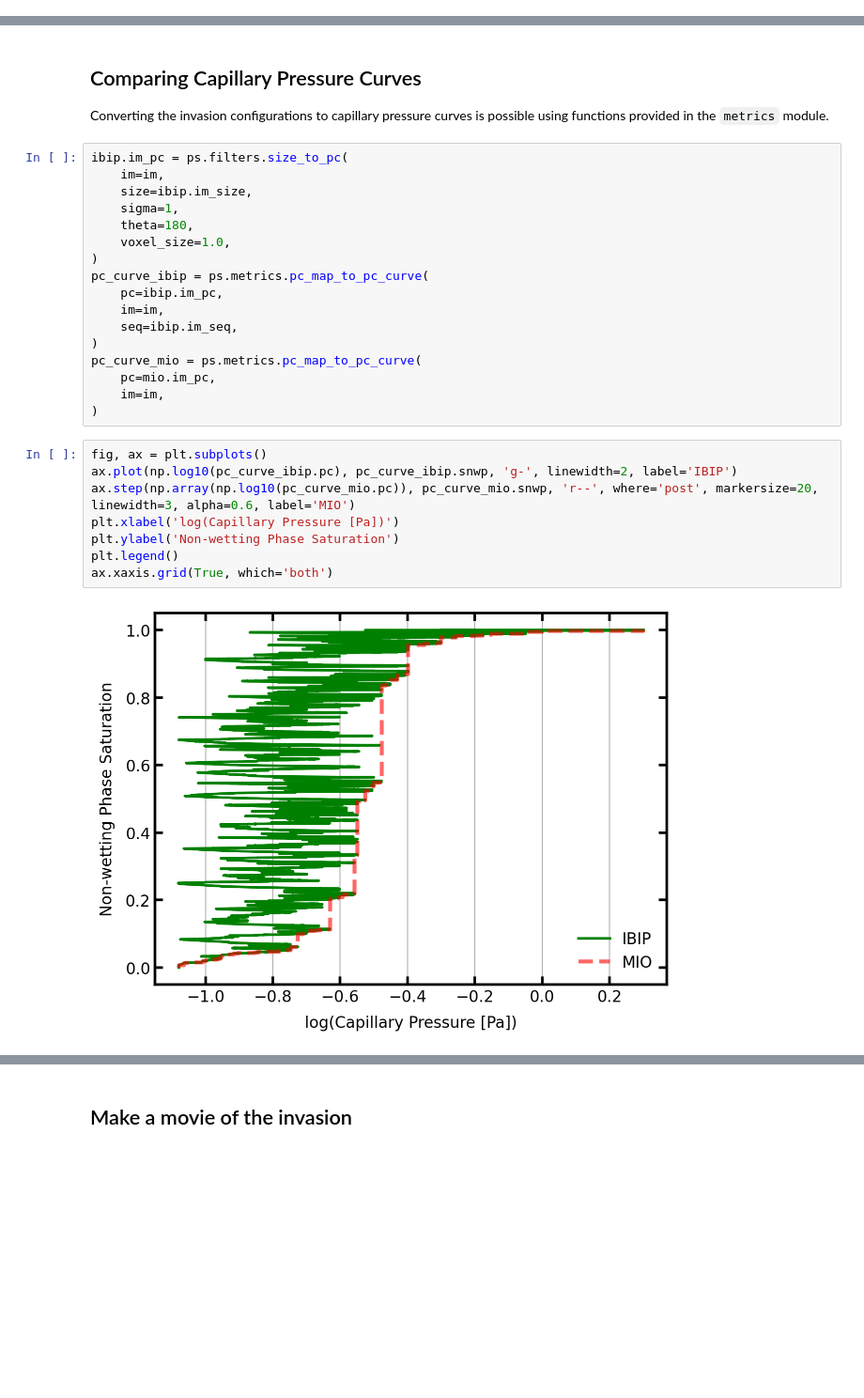
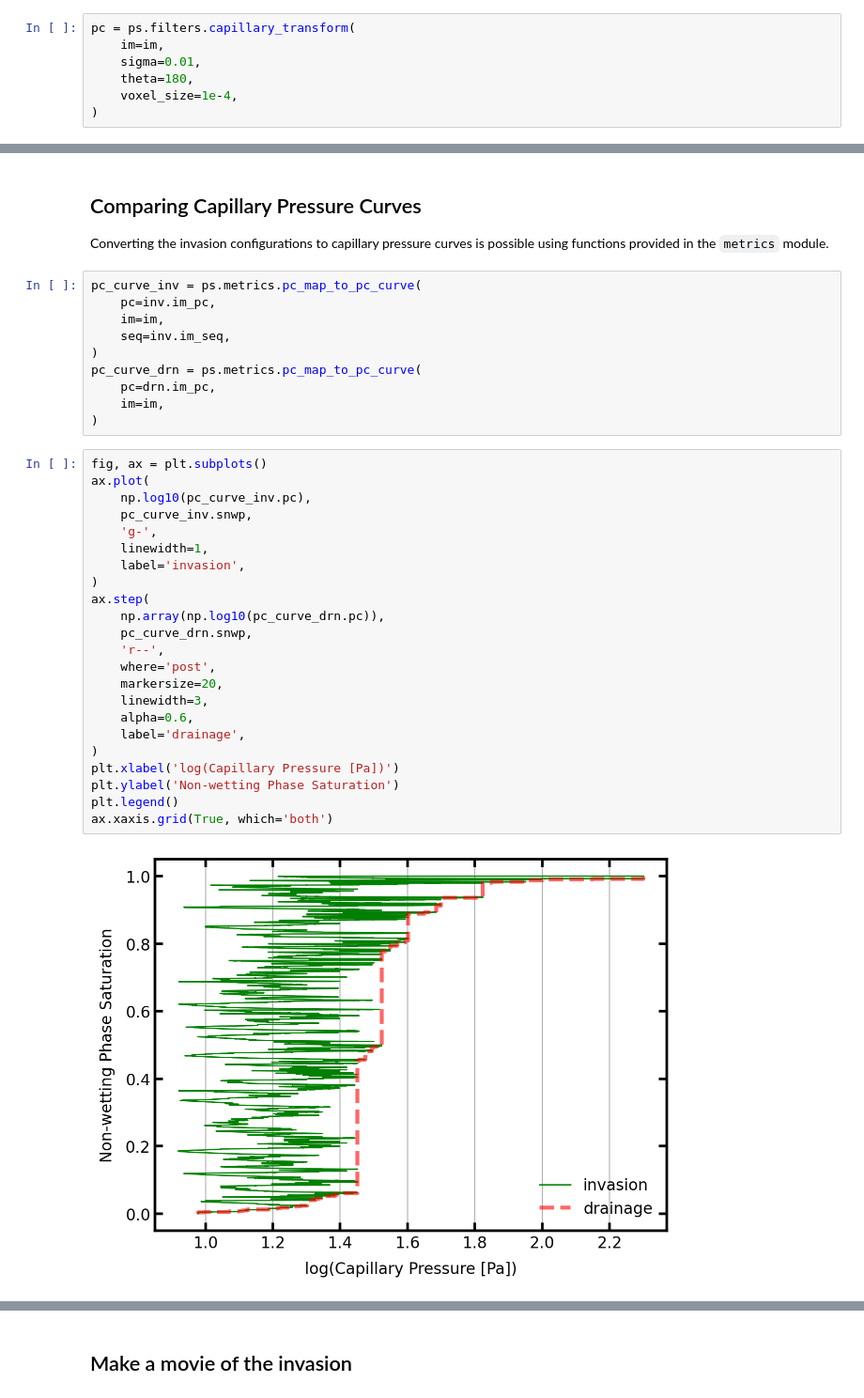
Before and after one commit to HydeAWhile/PoreSpy, a Jupyter notebook: examples/simulations/tutorials/using_invasion.ipynb, the cells around one changed output, grey strips where cells are left out. Shown: that part at 94% size. Cells and saved outputs as stored; diff of their text form; blank space fills up the shorter version.

```diff
--- a/examples/simulations/tutorials/using_invasion.ipynb
+++ b/examples/simulations/tutorials/using_invasion.ipynb
@@ -28,0 +25,7 @@ dt = edt(im)
+# %%
+pc = ps.filters.capillary_transform(
+    im=im,
+    sigma=0.01,
+    theta=180,
+    voxel_size=1e-4,
+)
@@ -93,30 +99,38 @@ ax[1].set_ylabel('Number of Pixels');
 
 Converting the invasion configurations to capillary pressure curves is possible using functions provided in the ``metrics`` module.
 # %%
-ibip.im_pc = ps.filters.size_to_pc(
+pc_curve_inv = ps.metrics.pc_map_to_pc_curve(
+    pc=inv.im_pc,
     im=im,
-    size=ibip.im_size,
-    sigma=1,
-    theta=180,
-    voxel_size=1.0,
+    seq=inv.im_seq,
 )
-pc_curve_ibip = ps.metrics.pc_map_to_pc_curve(
-    pc=ibip.im_pc,
-    im=im,
-    seq=ibip.im_seq,
-)
-pc_curve_mio = ps.metrics.pc_map_to_pc_curve(
-    pc=mio.im_pc,
+pc_curve_drn = ps.metrics.pc_map_to_pc_curve(
+    pc=drn.im_pc,
     im=im,
 )
 # %%
 fig, ax = plt.subplots()
-ax.plot(np.log10(pc_curve_ibip.pc), pc_curve_ibip.snwp, 'g-', linewidth=2, label='IBIP')
-ax.step(np.array(np.log10(pc_curve_mio.pc)), pc_curve_mio.snwp, 'r--', where='post', markersize=20, linewidth=3, alpha=0.6, label='MIO')
+ax.plot(
+    np.log10(pc_curve_inv.pc),
+    pc_curve_inv.snwp,
+    'g-',
+    linewidth=1,
+    label='invasion',
+)
+ax.step(
+    np.array(np.log10(pc_curve_drn.pc)),
+    pc_curve_drn.snwp,
+    'r--',
+    where='post',
+    markersize=20,
+    linewidth=3,
+    alpha=0.6,
+    label='drainage',
+)
 plt.xlabel('log(Capillary Pressure [Pa])')
 plt.ylabel('Non-wetting Phase Saturation')
 plt.legend()
 ax.xaxis.grid(True, which='both')
 # %% [output]
-[figure, old version]
+[figure, new version]
 # %% [markdown]
```
Also changed, not shown: parts of 17 cells of this notebook, 1 other file.
